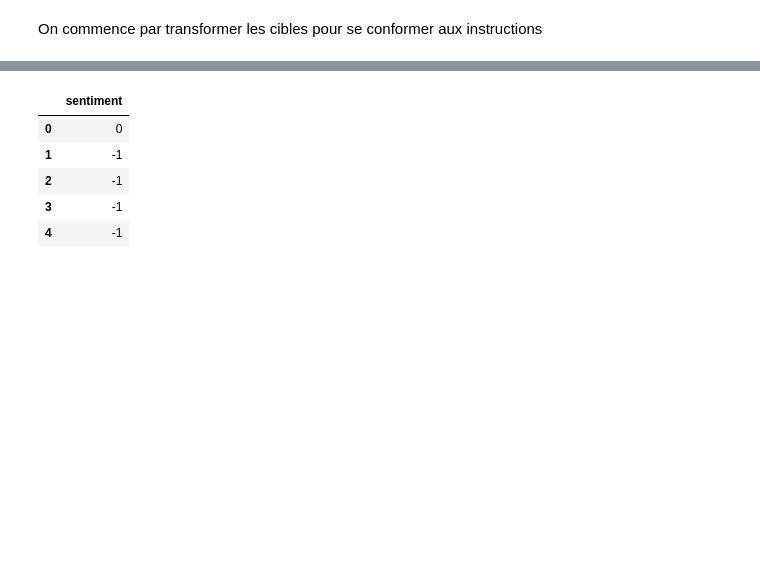
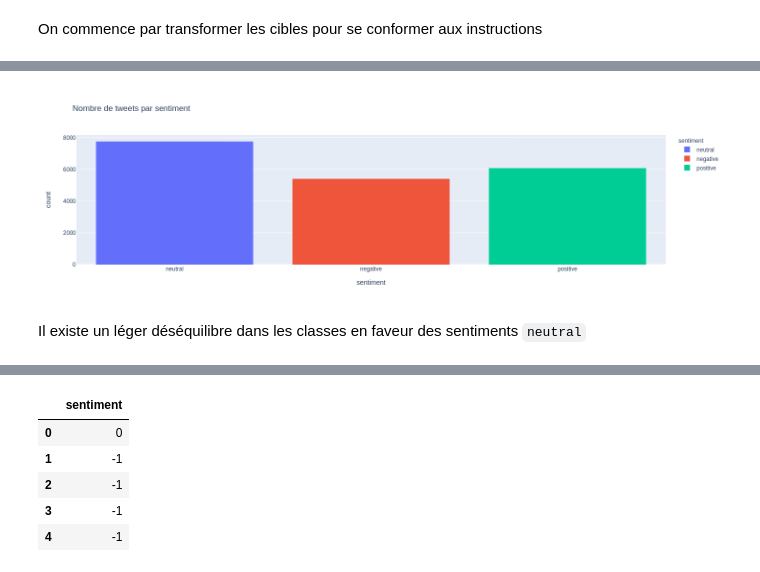
Before and after one commit to Fabien-DS/DSA_Sentiment, a Jupyter notebook: notebooks/EDA/Projet_FF.ipynb, the cells around one changed output, grey strips where cells are left out. Saved outputs shown, nothing was run; the diff lists cells and outputs as text; code cells hidden in the pictures; blank space fills up the shorter version.

```diff
--- a/notebooks/EDA/Projet_FF.ipynb
+++ b/notebooks/EDA/Projet_FF.ipynb
@@ -202,0 +243,3 @@ On commence par transformer les cibles pour se conformer aux instructions
+# %%
+df = pd.concat([X_train, y_train], axis=1)
+df.head()
@@ -202,0 +253,7 @@ On commence par transformer les cibles pour se conformer aux instructions
+# %%
+fig = px.histogram(df, x="sentiment", color="sentiment", title = 'Nombre de tweets par sentiment')
+fig.show()
+# %% [output]
+[figure, added]
+# %% [markdown]
+Il existe un léger déséquilibre dans les classes en faveur des sentiments `neutral`
```
Also changed, not shown: parts of 85 cells of this notebook, 1 other file.
